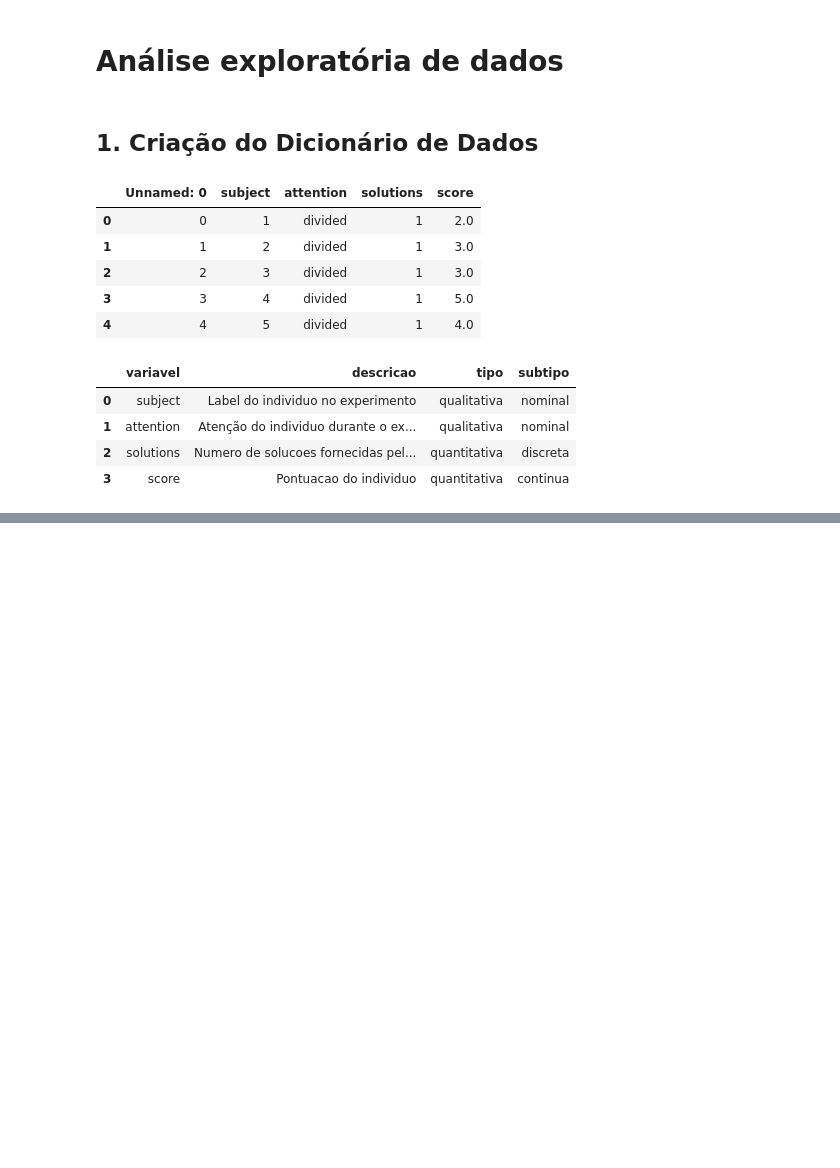
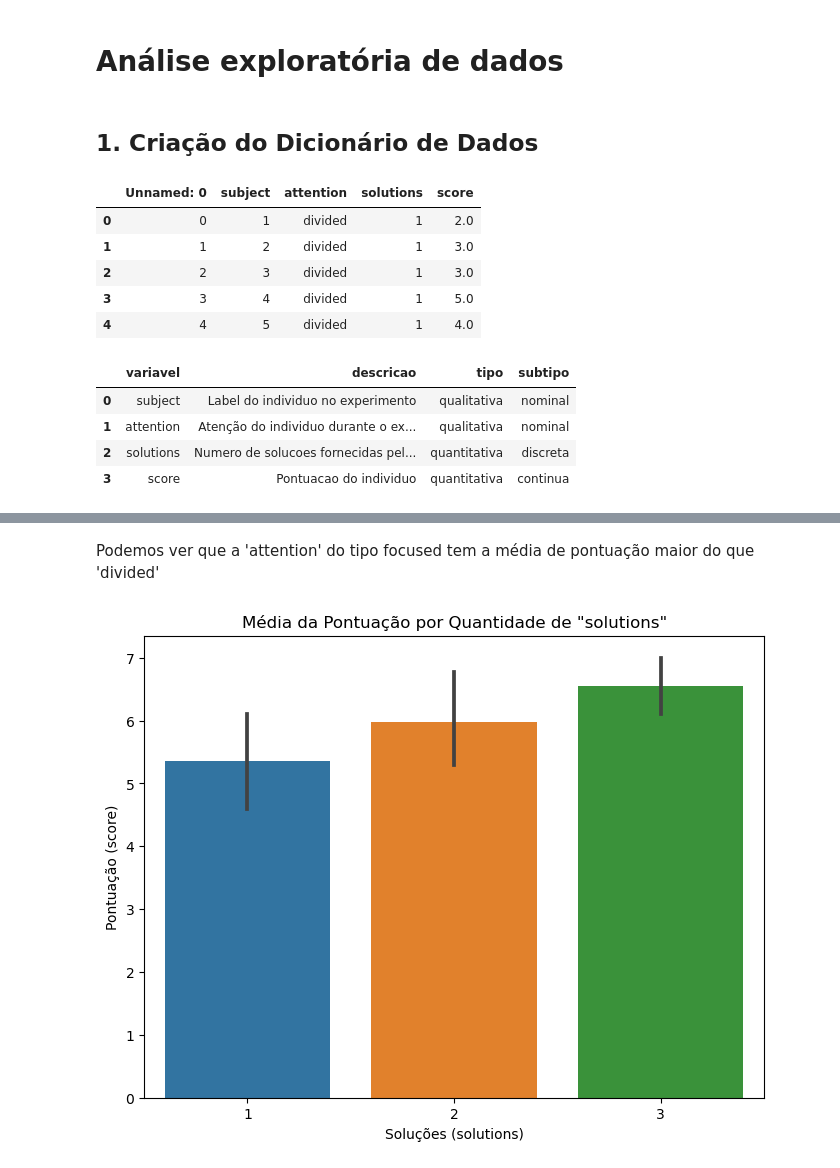
Before and after one commit to Jamaleco/avanti-bootcamp, a Jupyter notebook: notebooks/01-exploratory_data_analysis.ipynb, the cells around one changed output, grey strips where cells are left out. Cells and saved outputs as stored; diff of their text form; code cells hidden in the pictures; blank space fills up the shorter version.

```diff
--- a/notebooks/01-exploratory_data_analysis.ipynb
+++ b/notebooks/01-exploratory_data_analysis.ipynb
@@ -51,0 +96,11 @@ df_dict.to_csv('../data/external/dicionario.csv', index=False)
+# %% [markdown]
+Podemos ver que a 'attention' do tipo focused tem a média de pontuação maior do que 'divided'
+# %%
+plt.figure(figsize=(8, 6))
+sns.barplot(data=df, x='solutions', y='score', estimator=np.mean)
+plt.title('Média da Pontuação por Quantidade de "solutions"')
+plt.xlabel('Soluções (solutions)')
+plt.ylabel('Pontuação (score)')
+plt.show()
+# %% [output]
+[figure, added]
```
Also changed, not shown: parts of 14 cells of this notebook.
